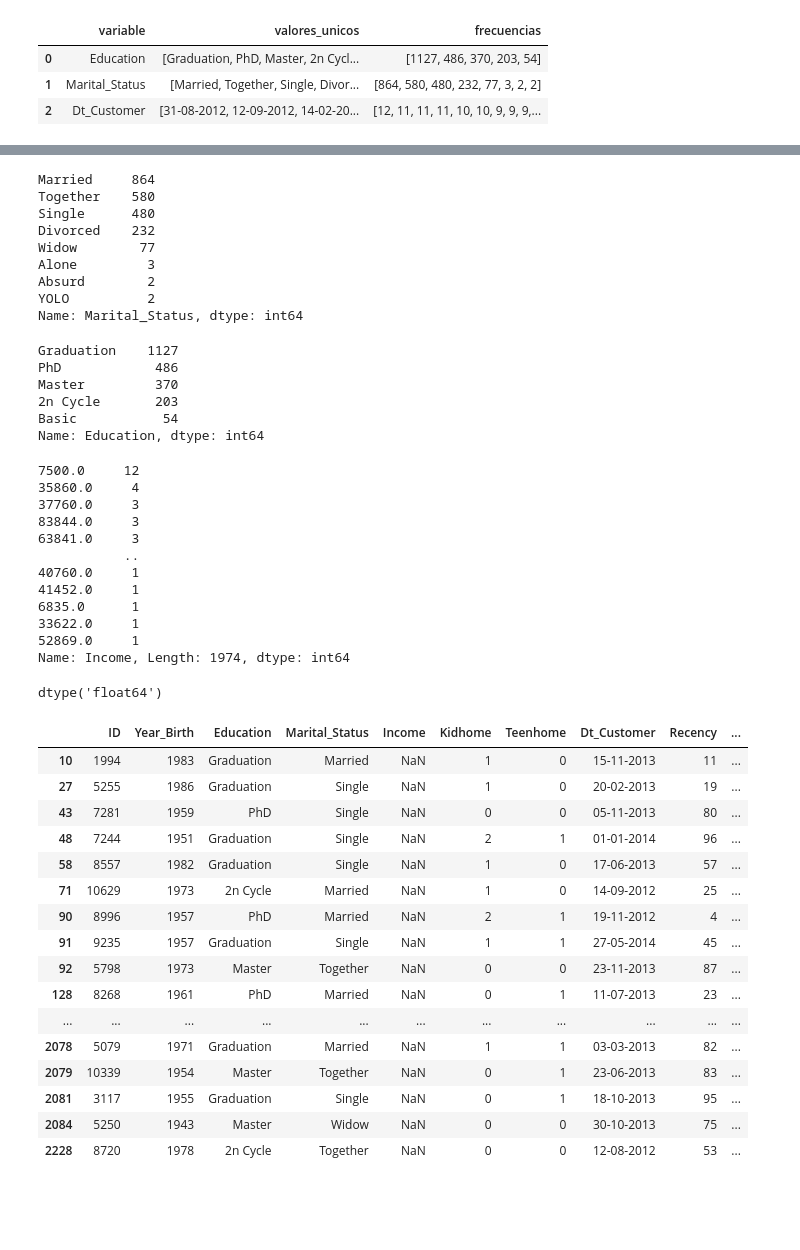
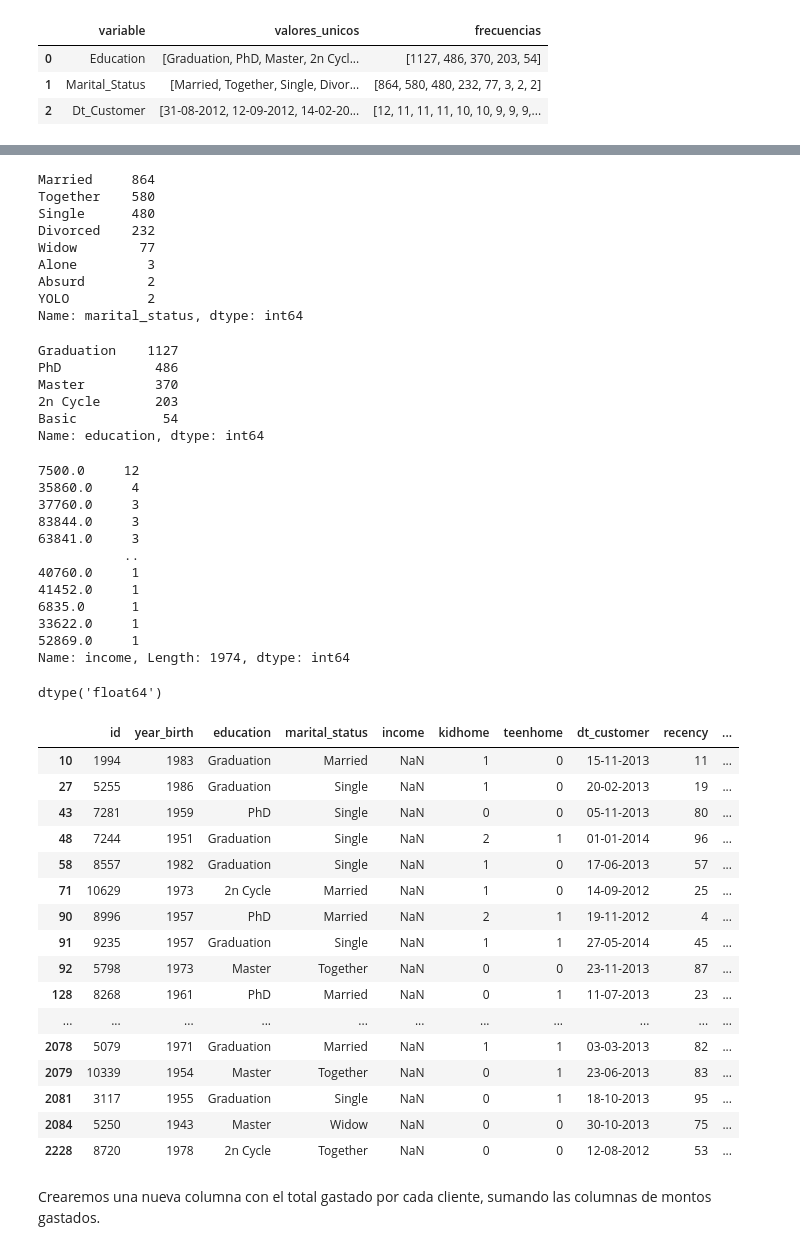
Before and after one commit to Adalab/Adalab-DA-promo-b-modulo-3-sprint-1-Chloe-Diana, a Jupyter notebook: Regresion_lineal/modulo-3-ejercicio-1-regresion-lineal-intro.ipynb, the cells around one changed output, grey strips where cells are left out. Cells and saved outputs as stored; diff of their text form; code cells hidden in the pictures; blank space fills up the shorter version.

```diff
--- a/Regresion_lineal/modulo-3-ejercicio-1-regresion-lineal-intro.ipynb
+++ b/Regresion_lineal/modulo-3-ejercicio-1-regresion-lineal-intro.ipynb
@@ -191,5 +206,8 @@ df_uniques
+# %%
+nuevas_columnas = {col: col.lower() for col in df.columns}
+df.rename(columns = nuevas_columnas, inplace = True)
 # %%
-df['Marital_Status'].value_counts()
+df['marital_status'].value_counts()
 # %% [output]
 Married     864
 Together    580
@@ -199,18 +217,18 @@ Widow        77
 Alone         3
 Absurd        2
 YOLO          2
-Name: Marital_Status, dtype: int64
+Name: marital_status, dtype: int64
 # %%
-df['Education'].value_counts()
+df['education'].value_counts()
 # %% [output]
 Graduation    1127
 PhD            486
 Master         370
 2n Cycle       203
 Basic           54
-Name: Education, dtype: int64
+Name: education, dtype: int64
 # %%
-df['Income'].value_counts()
+df['income'].value_counts()
 # %% [output]
 7500.0     12
 35860.0     4
@@ -223,5 +241,5 @@ df['Income'].value_counts()
 6835.0      1
 33622.0     1
 52869.0     1
-Name: Income, Length: 1974, dtype: int64
+Name: income, Length: 1974, dtype: int64
 # %%
@@ -229,10 +247,10 @@ df['Income'].dtypes
 # %% [output]
 dtype('float64')
 # %%
-nulos= df[df['Income'].isnull()]
+nulos= df[df['income'].isnull()]
 nulos
 # %% [output]
-|  | ID | Year_Birth | Education | Marital_Status | Income | Kidhome | Teenhome | Dt_Customer | Recency | ... |
+|  | id | year_birth | education | marital_status | income | kidhome | teenhome | dt_customer | recency | ... |
 | 10 | 1994 | 1983 | Graduation | Married | NaN | 1 | 0 | 15-11-2013 | 11 | ... |
 | 27 | 5255 | 1986 | Graduation | Single | NaN | 1 | 0 | 20-02-2013 | 19 | ... |
 | 43 | 7281 | 1959 | PhD | Single | NaN | 0 | 0 | 05-11-2013 | 80 | ... |
@@ -249,3 +267,5 @@ nulos
 | 2081 | 3117 | 1955 | Graduation | Single | NaN | 0 | 1 | 18-10-2013 | 95 | ... |
 | 2084 | 5250 | 1943 | Master | Widow | NaN | 0 | 0 | 30-10-2013 | 75 | ... |
 | 2228 | 8720 | 1978 | 2n Cycle | Together | NaN | 0 | 0 | 12-08-2012 | 53 | ... |
+# %% [markdown]
+Crearemos una nueva columna con el total gastado por cada cliente, sumando las columnas de montos gastados.
```
Also changed, not shown: parts of 8 cells of this notebook, 2 other files.
